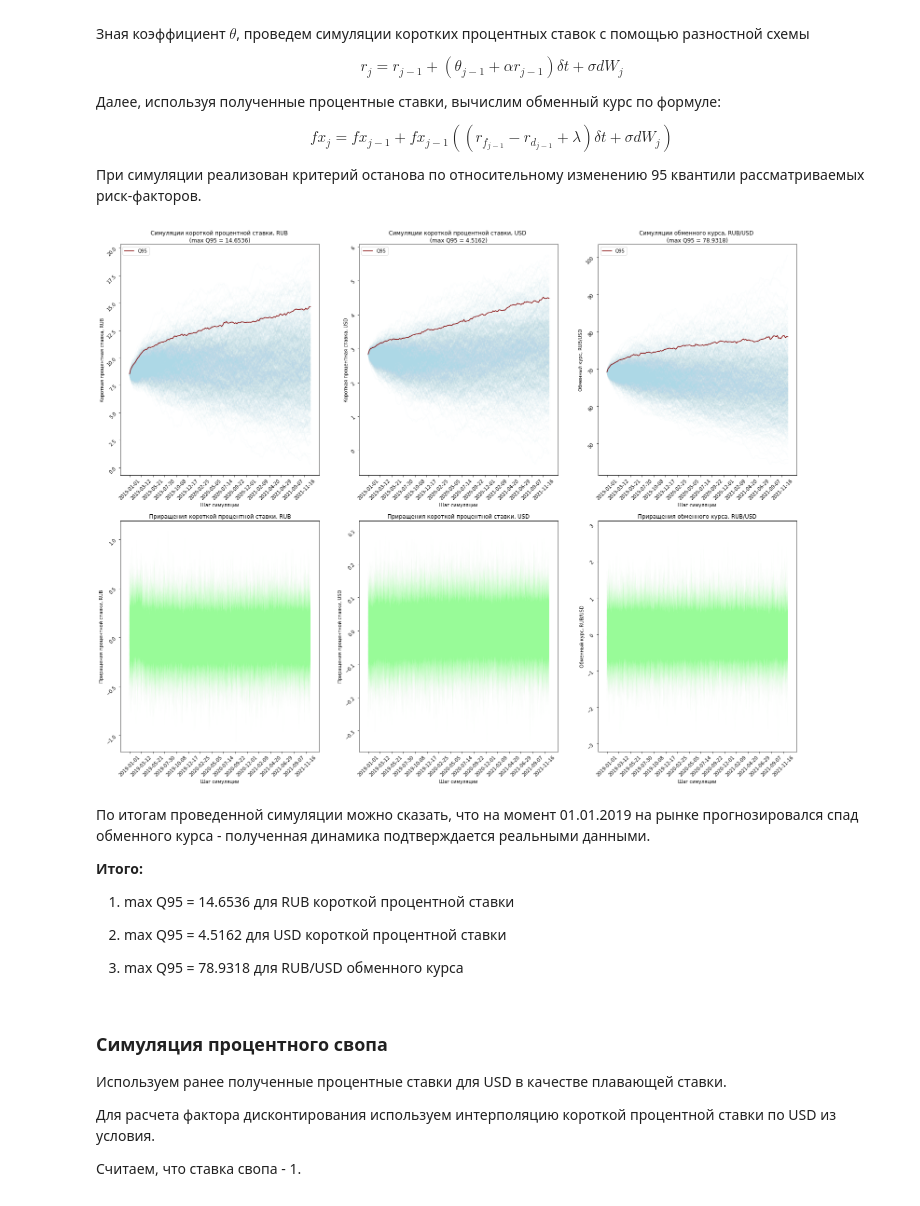
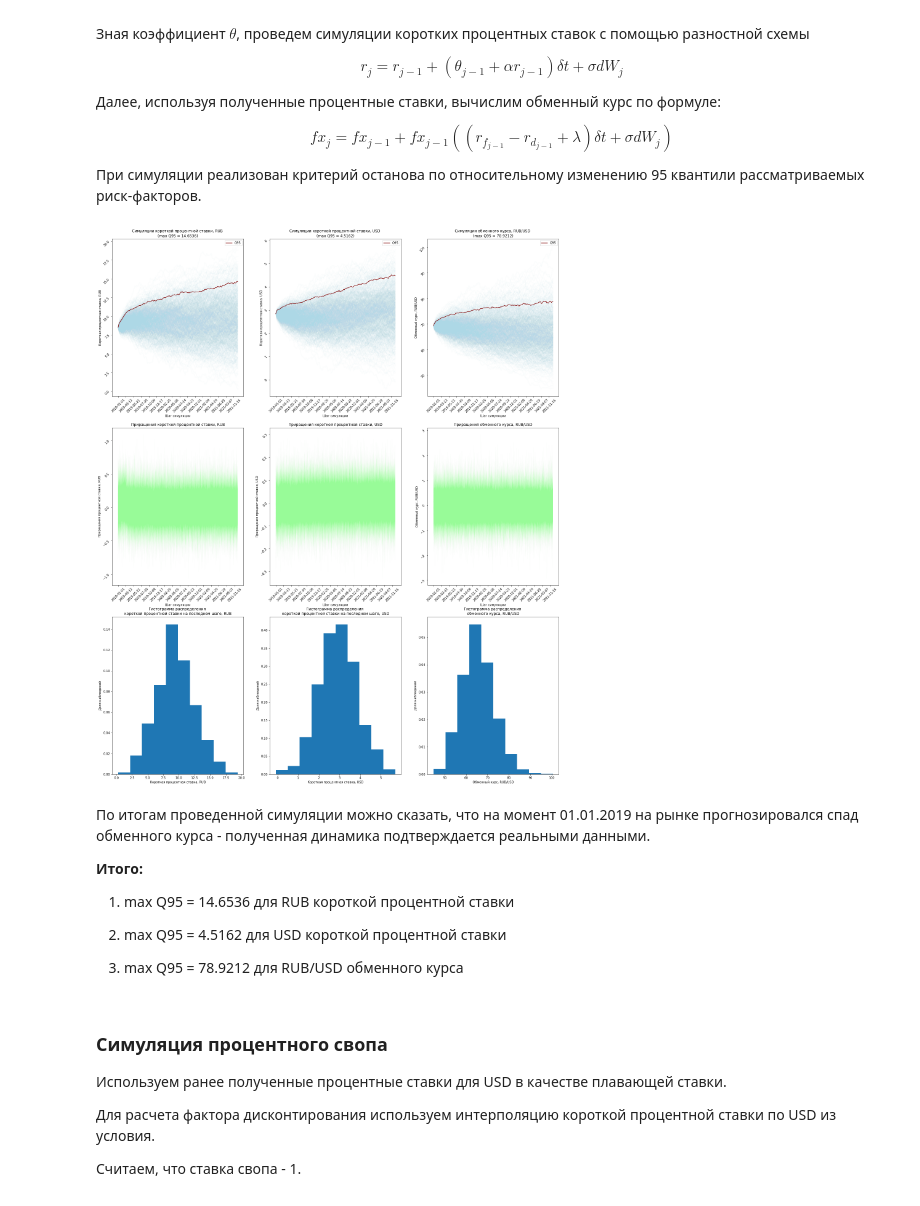
Before and after one commit to goo-goo-goo-joob/hse_stochastic_modeling, a Jupyter notebook: risk_factors_modeling.ipynb, the cells around one changed output. Saved outputs shown, nothing was run; the diff lists cells and outputs as text; code cells hidden in the pictures.

Commit message:
hist, log fx

```diff
--- a/risk_factors_modeling.ipynb
+++ b/risk_factors_modeling.ipynb
@@ -126,12 +136,13 @@ df_fin = interpolate_nan(df_fin, 'mosprime', 'date')
 df_fin = interpolate_nan(df_fin, 'libor', 'date')
 df_fin = interpolate_nan(df_fin, 'fx', 'date')
 df_fin = df_fin.dropna(axis=0) # Последний день
+df_fin['log_fx'] = np.log(df_fin['fx'])
 
-corr_matrix = np.linalg.cholesky(df_fin[['mosprime', 'libor', 'fx']].diff().dropna(axis=0).corr())
+corr_matrix = np.linalg.cholesky(df_fin[['mosprime', 'libor', 'log_fx']].diff().dropna(axis=0).corr())
 
 plt.matshow(corr_matrix, cmap='Oranges')
-plt.xticks(ticks=[0, 1, 2], labels=['mosprime', 'libor', 'fx'])
-plt.yticks(ticks=[0, 1, 2], labels=['mosprime', 'libor', 'fx'])
+plt.xticks(ticks=[0, 1, 2], labels=['mosprime', 'libor', 'log_fx'])
+plt.yticks(ticks=[0, 1, 2], labels=['mosprime', 'libor', 'log_fx'])
 plt.colorbar()
 plt.show()
 # %% [output]
@@ -185,10 +196,11 @@ while any([abs(sim_diff_old[0] / sim_diff_new[0] - 1) > eps,
 # %%
 irs_rub_sim_all = np.array(irs_rub_sim_all) * 100
 irs_usd_sim_all = np.array(irs_usd_sim_all) * 100
+fx_sim_all = np.array(fx_sim_all)
 # %%
-fig, axs = plt.subplots(2, 3, figsize=(26, 20), )
+fig, axs = plt.subplots(3, 3, figsize=(26, 32), facecolor='w')
 
-axs[0, 0].plot(range(T_), np.array(irs_rub_sim_all).T, alpha=0.05, c='lightblue')
+axs[0, 0].plot(range(T_), irs_rub_sim_all.T, alpha=0.05, c='lightblue')
 axs[0, 0].plot(range(T_), np.quantile(irs_rub_sim_all, q=0.95, axis=0), label='Q95', c='maroon')
 axs[0, 0].set_xticks(range(0, T, 10), pd.Series(dt_range[::10]).astype(str).values)
 axs[0, 0].tick_params(labelrotation=45)
@@ -204,40 +216,56 @@ axs[1, 0].set_title('Приращения короткой процентной
 axs[1, 0].set_ylabel('Приращения процентной ставки, RUB')
 axs[1, 0].set_xlabel('Шаг симуляции')
 
-axs[0, 1].plot(range(T_), np.array(irs_usd_sim_all).T, alpha=0.05, c='lightblue')
+axs[2, 0].hist(irs_rub_sim_all[:, -1], density=True)
+axs[2, 0].set_title('Гистограмма распределения \nкороткой процентной ставки на последнем шаге, RUB')
+axs[2, 0].set_ylabel('Доля наблюдений')
+axs[2, 0].set_xlabel('Короткая процентная ставка, RUB')
+
+axs[0, 1].plot(range(T_), irs_usd_sim_all.T, alpha=0.05, c='lightblue')
 axs[0, 1].plot(range(T_), np.quantile(irs_usd_sim_all, q=0.95, axis=0), label='Q95', c='maroon')
 axs[0, 1].set_xticks(range(0, T, 10), pd.Series(dt_range[::10]).astype(str).values)
 axs[0, 1].tick_params(labelrotation=45)
 axs[0, 1].legend()
 axs[0, 1].set_title(f'Симуляции короткой процентной ставки, USD \n(max Q95 = {round(max(np.quantile(irs_usd_sim_all, q=0.95, axis=0)), 4)})')
 axs[0, 1].set_ylabel('Короткая процентная ставка, USD')
 axs[0, 1].set_xlabel('Шаг симуляции')
 
 axs[1, 1].plot(range(T_-1), np.diff(irs_usd_sim_all, axis=1).T, alpha=0.05, c='palegreen', linewidth=0.3)
 axs[1, 1].set_xticks(range(0, T, 10), pd.Series(dt_range[::10]).astype(str).values)
 axs[1, 1].tick_params(labelrotation=45)
 axs[1, 1].set_title('Приращения короткой процентной ставки, USD')
 axs[1, 1].set_ylabel('Приращения процентной ставки, USD')
 axs[1, 1].set_xlabel('Шаг симуляции')
 
-axs[0, 2].plot(range(T_), np.array(fx_sim_all).T, alpha=0.05, c='lightblue')
+axs[2, 1].hist(irs_usd_sim_all[:, -1], density=True)
+axs[2, 1].set_title('Гистограмма распределения \nкороткой процентной ставки на последнем шаге, USD')
+axs[2, 1].set_ylabel('Доля наблюдений')
+axs[2, 1].set_xlabel('Короткая процентная ставка, USD')
+
+axs[0, 2].plot(range(T_), fx_sim_all.T, alpha=0.05, c='lightblue')
 axs[0, 2].plot(range(T_), np.quantile(fx_sim_all, q=0.95, axis=0), label='Q95', c='maroon')
 axs[0, 2].set_xticks(range(0, T, 10), pd.Series(dt_range[::10]).astype(str).values)
 axs[0, 2].tick_params(labelrotation=45)
 axs[0, 2].legend()
 axs[0, 2].set_title(f'Симуляции обменного курса, RUB/USD \n(max Q95 = {round(max(np.quantile(fx_sim_all, q=0.95, axis=0)), 4)})')
 axs[0, 2].set_ylabel('Обменный курс, RUB/USD')
 axs[0, 2].set_xlabel('Шаг симуляции')
 
 axs[1, 2].plot(range(T_-1), np.diff(fx_sim_all, axis=1).T, alpha=0.05, c='palegreen', linewidth=0.3)
 axs[1, 2].set_xticks(range(0, T, 10), pd.Series(dt_range[::10]).astype(str).values)
 axs[1, 2].tick_params(labelrotation=45)
 axs[1, 2].set_title(f'Приращения обменного курса, RUB/USD')
 axs[1, 2].set_ylabel('Обменный курс, RUB/USD')
 axs[1, 2].set_xlabel('Шаг симуляции')
+
+axs[2, 2].hist(fx_sim_all[:, -1], density=True)
+axs[2, 2].set_title('Гистограмма распределения \nобменного курса, RUB/USD')
+axs[2, 2].set_ylabel('Доля наблюдений')
+axs[2, 2].set_xlabel('Обменный курс, RUB/USD')
+
 plt.show()
 # %% [output]
-[figure, old version]
+[figure, new version]
 # %% [markdown]
 По итогам проведенной симуляции можно сказать, что на момент 01.01.2019 на рынке прогнозировался спад обменного курса - полученная динамика подтверждается реальными данными.
 
@@ -247,7 +275,7 @@ plt.show()
 
 2) max Q95 = 4.5162 для USD короткой процентной ставки
 
-3) max Q95 = 78.9318 для RUB/USD обменного курса
+3) max Q95 = 78.9212 для RUB/USD обменного курса
 # %% [markdown]
 ### Симуляция процентного свопа
 
```
Also changed, not shown: parts of 14 cells of this notebook, 1 other file.
